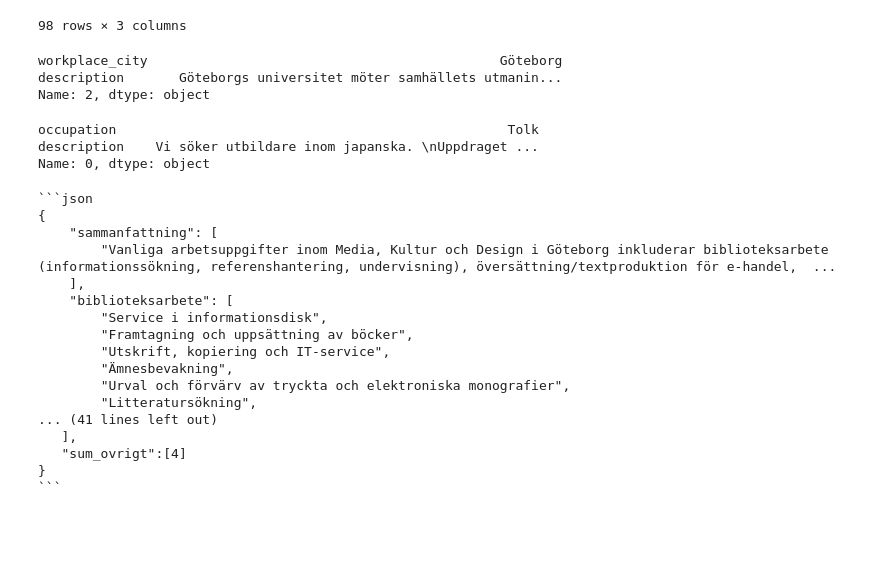
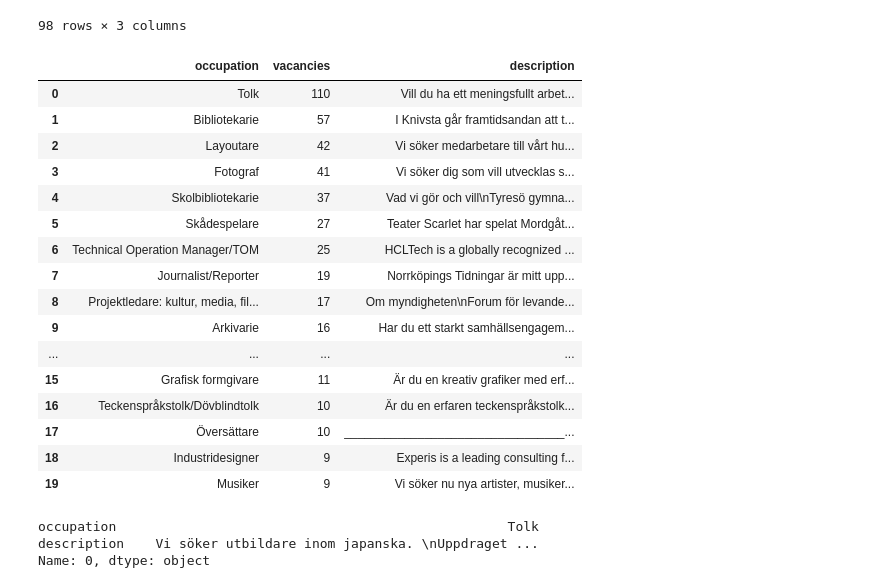
Before and after one commit to Natali-Dev/AI_2_group_project, a Jupyter notebook: dashboard/kultur_dashboard/LLM.ipynb, the cells around one changed output. Saved outputs shown, nothing was run; the diff lists cells and outputs as text; code cells hidden in the pictures; blank space fills up the shorter version.

````diff
--- a/dashboard/kultur_dashboard/LLM.ipynb
+++ b/dashboard/kultur_dashboard/LLM.ipynb
@@ -39,18 +39,32 @@ top_employer
 | 97 | Överkalix | 1 | 2-årig projektanställning\nMusike... |
 98 rows × 3 columns
 # %%
-top_employer = df_test.groupby("workplace_city")[["vacancies", "description"]].sum().sort_values(by="vacancies", ascending=False).reset_index()
+top_employer = df_test.groupby("occupation")[["vacancies", "description"]].sum().sort_values(by="vacancies", ascending=False).reset_index()
 # nr_1 = top_employer[top_employer["employer_name"] == 'Exakta Photo AB']
 # nr_1 = top_employer.iloc[0]["description"]
 # top_employer["description"][0]
-nr_1 = top_employer[["workplace_city","description"]].iloc[2]
-nr_1.to_csv("for_gemini.txt")
+# nr_1 = top_employer[["workplace_city","description"]].iloc[2]
+# nr_1.to_csv("for_gemini.txt")
 # nr_1.to_csv("for_gemini.csv")
-nr_1
+top_employer.head(20)
 # %% [output]
-workplace_city                                             Göteborg
-description       Göteborgs universitet möter samhällets utmanin...
-Name: 2, dtype: object
+|  | occupation | vacancies | description |
+| 0 | Tolk | 110 | Vill du ha ett meningsfullt arbet... |
+| 1 | Bibliotekarie | 57 | I Knivsta går framtidsandan att t... |
+| 2 | Layoutare | 42 | Vi söker medarbetare till vårt hu... |
+| 3 | Fotograf | 41 | Vi söker dig som vill utvecklas s... |
+| 4 | Skolbibliotekarie | 37 | Vad vi gör och vill\nTyresö gymna... |
+| 5 | Skådespelare | 27 | Teater Scarlet har spelat Mordgåt... |
+| 6 | Technical Operation Manager/TOM | 25 | HCLTech is a globally recognized ... |
+| 7 | Journalist/Reporter | 19 | Norrköpings Tidningar är mitt upp... |
+| 8 | Projektledare: kultur, media, fil... | 17 | Om myndigheten\nForum för levande... |
+| 9 | Arkivarie | 16 | Har du ett starkt samhällsengagem... |
+| ... | ... | ... | ... |
+| 15 | Grafisk formgivare | 11 | Är du en kreativ grafiker med erf... |
+| 16 | Teckenspråkstolk/Dövblindtolk | 10 | Är du en erfaren teckenspråkstolk... |
+| 17 | Översättare | 10 | _________________________________... |
+| 18 | Industridesigner | 9 | Experis is a leading consulting f... |
+| 19 | Musiker | 9 | Vi söker nu nya artister, musiker... |
 # %%
 # nr_1 = top_employer["employer_name"]
 # nr_1["description"].to_csv("top_employer.csv")
@@ -90,23 +104,0 @@ Output ska vara i detta formatet enbart:
-# %%
-response = client.models.generate_content(
-    model="gemini-2.0-flash", contents=promt
-)
-print(response.text)
-# %% [output]
-```json
-{
-    "sammanfattning": [
-        "Vanliga arbetsuppgifter inom Media, Kultur och Design i Göteborg inkluderar biblioteksarbete (informationssökning, referenshantering, undervisning), översättning/textproduktion för e-handel,  ...
-    ],
-    "biblioteksarbete": [
-        "Service i informationsdisk",
-        "Framtagning och uppsättning av böcker",
-        "Utskrift, kopiering och IT-service",
-        "Ämnesbevakning",
-        "Urval och förvärv av tryckta och elektroniska monografier",
-        "Litteratursökning",
-... (41 lines left out)
-   ],
-   "sum_ovrigt":[4]
-}
-```
````
Also changed, not shown: parts of 16 cells of this notebook, 7 other files.
